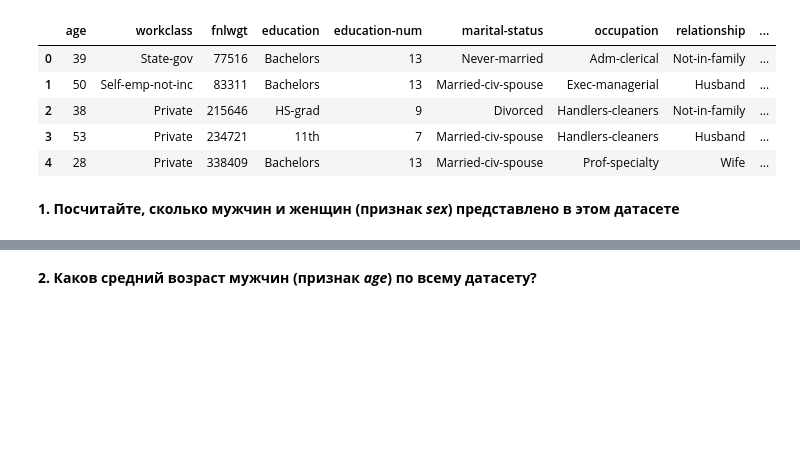
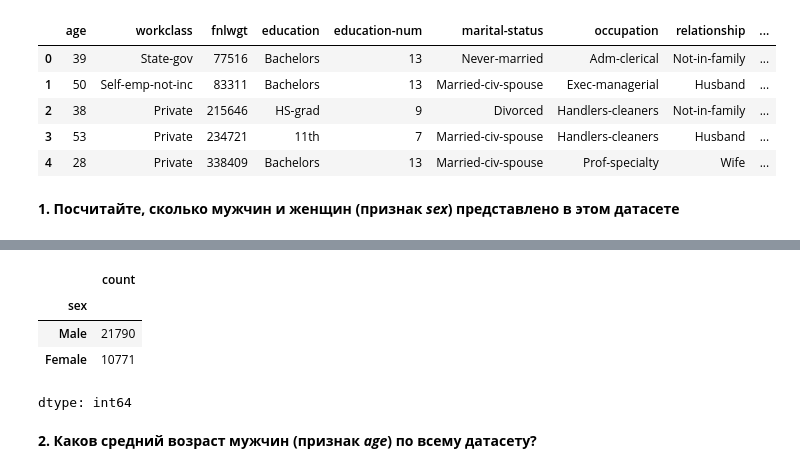
Before and after one commit to AnhelinaKavaliova/task2, a Jupyter notebook: assignment_pandas.ipynb, the cells around one changed output, grey strips where cells are left out. Saved outputs shown, nothing was run; the diff lists cells and outputs as text; code cells hidden in the pictures; blank space fills up the shorter version.

```diff
--- a/assignment_pandas.ipynb
+++ b/assignment_pandas.ipynb
@@ -45,4 +46,12 @@ Male      21790
 dtype: int64
+# %%
+data['sex'].value_counts()
+# %% [output]
+|  | count |
+| sex |  |
+| Male | 21790 |
+| Female | 10771 |
+dtype: int64
 # %% [markdown]
 **2. Каков средний возраст мужчин (признак *age*) по всему датасету?**
 # %%
```
Also changed, not shown: parts of 10 cells of this notebook.
